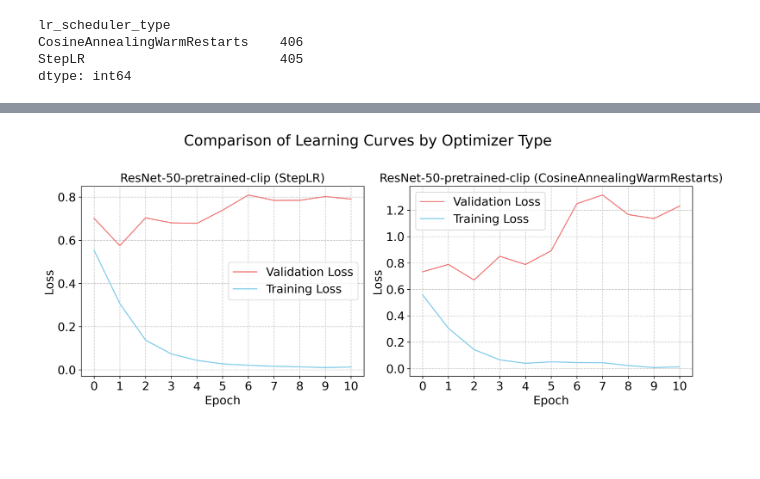
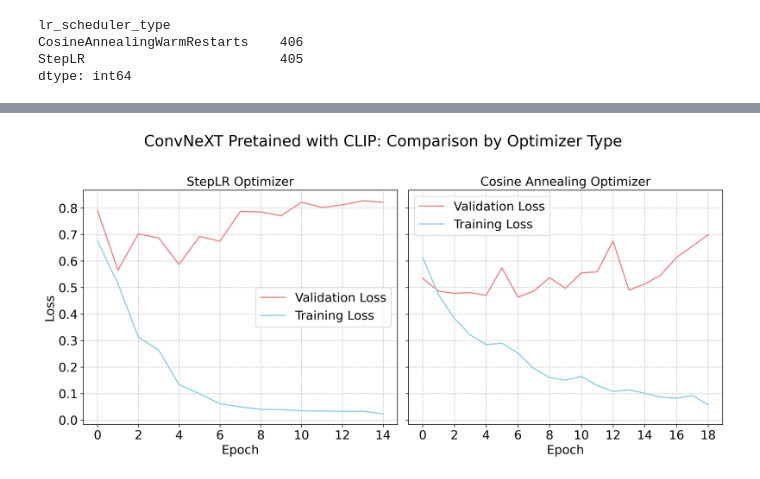
Before and after one commit to Deepfake-Detection-KKO/deepfake-detection, a Jupyter notebook: experiment_result_viz.ipynb, the cells around one changed output, grey strips where cells are left out. Drawn from its saved outputs; the diff is of its cells as text; code cells hidden in the pictures; blank space fills up the shorter version.

Commit message:
updated experiment viz with final results along with 3 plots

```diff
--- a/experiment_result_viz.ipynb
+++ b/experiment_result_viz.ipynb
@@ -143,6 +182,6 @@ dtype: int64
 # %%
 # Define the common model type to compare optimizers for
-common_model_type = 'ResNet-50-pretrained-clip' # Or pick ConvNeXt-base, ViT-B-32, etc.
+common_model_type = 'ConvNeXt-base-pretrained-clip' # Or pick ConvNeXt-base, ViT-B-32, etc.
 
 # Define the two optimization strategies
 optimizer_type_1 = 'StepLR'
@@ -152,88 +191,78 @@ optimizer_type_2 = 'CosineAnnealingWarmRestarts'
 OUTPUT_DIR = "performance_plots"
 os.makedirs(OUTPUT_DIR, exist_ok=True)
 FIGURE_WIDTH = 14
-FIGURE_HEIGHT = FIGURE_WIDTH * 0.4 # Adjusted height to maintain aspect ratio
+FIGURE_HEIGHT = FIGURE_WIDTH * 0.45 # Adjusted height to maintain aspect ratio
 FONTSIZE_TITLE = 18
 FONTSIZE_SUBPLOT_TITLE = 16
 FONTSIZE_LABELS = 16
 FONTSIZE_TICKS = 16
 FONTSIZE_LEGEND = 16
 DPI = 300
+TICK_INTERVAL = 2
 
 # Create the figure and two subplots side-by-side
-fig, axes = plt.subplots(1, 2, figsize=(FIGURE_WIDTH, FIGURE_HEIGHT), dpi=DPI)
+fig, axes = plt.subplots(1, 2, figsize=(FIGURE_WIDTH, FIGURE_HEIGHT), dpi=DPI, sharey=True)
 
 # Process and Plot for Optimizer Type 1
 # Filter for the common model type AND the specific optimizer type
 df_opt1 = experiment_results[
     (experiment_results['model'] == common_model_type) &
     (experiment_results['lr_scheduler_type'] == optimizer_type_1)
 ]
 
-# Get the best model based on validation accuracy for this combination
-if not df_opt1.empty:
-    best_opt1_model_row = df_opt1.sort_values(by='val_acc', ascending=False).iloc[0]
+best_opt1_model_row = df_opt1.sort_values(by='val_acc', ascending=False).iloc[0]
 
-    # Extract and convert history data
-    train_loss_history_opt1 = ast.literal_eval(best_opt1_model_row['train_loss_history'])
-    val_loss_history_opt1 = ast.literal_eval(best_opt1_model_row['val_loss_history'])
-    NUM_EPOCHS = val_loss_history_opt1.index(None)
+# Extract and convert history data
+train_loss_history_opt1 = ast.literal_eval(best_opt1_model_row['train_loss_history'])
+val_loss_history_opt1 = ast.literal_eval(best_opt1_model_row['val_loss_history'])
+NUM_EPOCHS = val_loss_history_opt1.index(None)
 
-    # Plot on the first subplot (axes[0])
-    axes[0].plot(val_loss_history_opt1, label='Validation Loss', color='lightcoral')
-    axes[0].plot(train_loss_history_opt1, label='Training Loss', color='skyblue')
-    axes[0].set_xticks(np.arange(0, NUM_EPOCHS, 1))
-    axes[0].set_title(f'{common_model_type} ({optimizer_type_1})', fontsize=FONTSIZE_SUBPLOT_TITLE)
-    axes[0].set_xlabel('Epoch', fontsize=FONTSIZE_LABELS)
-    axes[0].set_ylabel('Loss', fontsize=FONTSIZE_LABELS)
-    axes[0].tick_params(axis='x', labelsize=FONTSIZE_TICKS)
-    axes[0].tick_params(axis='y', labelsize=FONTSIZE_TICKS)
-    axes[0].grid(axis='both', linestyle='--', alpha=0.7)
-    axes[0].legend(fontsize=FONTSIZE_LEGEND)
-else:
-    print(f"No data found for {common_model_type} with optimizer {optimizer_type_1}. Subplot 1 will be empty.")
-    axes[0].set_title(f'No data for {optimizer_type_1}', fontsize=FONTSIZE_SUBPLOT_TITLE)
-
+# Plot on the first subplot (axes[0])
+axes[0].plot(val_loss_history_opt1, label='Validation Loss', color='lightcoral')
+axes[0].plot(train_loss_history_opt1, label='Training Loss', color='skyblue')
+axes[0].set_xticks(np.arange(0, NUM_EPOCHS, TICK_INTERVAL))
+axes[0].set_title(f'StepLR Optimizer', fontsize=FONTSIZE_SUBPLOT_TITLE)
+axes[0].set_xlabel('Epoch', fontsize=FONTSIZE_LABELS)
+axes[0].set_ylabel('Loss', fontsize=FONTSIZE_LABELS)
+axes[0].tick_params(axis='x', labelsize=FONTSIZE_TICKS)
+axes[0].tick_params(axis='y', labelsize=FONTSIZE_TICKS)
+axes[0].grid(axis='both', linestyle='--', alpha=0.7)
+axes[0].legend(fontsize=FONTSIZE_LEGEND)
 
 # Process and Plot for Optimizer Type 2 (e.g., Cosine Annealing)
 # Filter for the common model type AND the specific optimizer type
 df_opt2 = experiment_results[
     (experiment_results['model'] == common_model_type) &
     (experiment_results['lr_scheduler_type'] == optimizer_type_2)
 ]
 
-# Get the best model based on validation accuracy for this combination
-if not df_opt2.empty:
-    best_opt2_model_row = df_opt2.sort_values(by='val_acc', ascending=False).iloc[0]
 
-    # Extract and convert history data
-    train_loss_history_opt2 = ast.literal_eval(best_opt2_model_row['train_loss_history'])
-    val_loss_history_opt2 = ast.literal_eval(best_opt2_model_row['val_loss_history'])
-    NUM_EPOCHS = val_loss_history_opt2.index(None)
+best_opt2_model_row = df_opt2.sort_values(by='val_acc', ascending=False).iloc[0]
 
-    axes[1].plot(val_loss_history_opt2, label='Validation Loss', color='lightcoral')
-    axes[1].plot(train_loss_history_opt2, label='Training Loss', color='skyblue')
-    axes[1].set_xticks(np.arange(0, NUM_EPOCHS, 1))
-    axes[1].set_title(f'{common_model_type} ({optimizer_type_2})', fontsize=FONTSIZE_SUBPLOT_TITLE)
-    axes[1].set_xlabel('Epoch', fontsize=FONTSIZE_LABELS)
-    axes[1].set_ylabel('Loss', fontsize=FONTSIZE_LABELS)
-    axes[1].tick_params(axis='x', labelsize=FONTSIZE_TICKS)
-    axes[1].tick_params(axis='y', labelsize=FONTSIZE_TICKS)
-    axes[1].grid(axis='both', linestyle='--', alpha=0.7)
-    axes[1].legend(fontsize=FONTSIZE_LEGEND)
-else:
-    print(f"No data found for {common_model_type} with optimizer {optimizer_type_2}. Subplot 2 will be empty.")
-    axes[1].set_title(f'No data for {optimizer_type_2}', fontsize=FONTSIZE_SUBPLOT_TITLE)
+# Extract and convert history data
+train_loss_history_opt2 = ast.literal_eval(best_opt2_model_row['train_loss_history'])
+val_loss_history_opt2 = ast.literal_eval(best_opt2_model_row['val_loss_history'])
+NUM_EPOCHS = val_loss_history_opt2.index(None)
 
+axes[1].plot(val_loss_history_opt2, label='Validation Loss', color='lightcoral')
+axes[1].plot(train_loss_history_opt2, label='Training Loss', color='skyblue')
+axes[1].set_xticks(np.arange(0, NUM_EPOCHS, TICK_INTERVAL))
+axes[1].set_title(f'Cosine Annealing Optimizer', fontsize=FONTSIZE_SUBPLOT_TITLE)
+axes[1].set_xlabel('Epoch', fontsize=FONTSIZE_LABELS)
+# axes[1].set_ylabel('Loss', fontsize=FONTSIZE_LABELS)
+axes[1].tick_params(axis='x', labelsize=FONTSIZE_TICKS)
+axes[1].tick_params(axis='y', labelsize=FONTSIZE_TICKS)
+axes[1].grid(axis='both', linestyle='--', alpha=0.7)
+axes[1].legend(fontsize=FONTSIZE_LEGEND)
 
 # Add a main title for the entire figure
-fig.suptitle('Comparison of Learning Curves by Optimizer Type', fontsize=FONTSIZE_TITLE + 2)
+fig.suptitle(f'ConvNeXT Pretained with CLIP: Comparison by Optimizer Type', fontsize=FONTSIZE_TITLE + 2)
 
 # Adjust layout
 plt.tight_layout(rect=[0.05, 0.03, 0.95, 0.95])
 
 # Save and display the plot
 plt.savefig(os.path.join(OUTPUT_DIR, "learning_curves_optimizer_comparison.png"), bbox_inches='tight')
 plt.show()
 # %% [output]
-[figure, old version]
+[figure, new version]
```
Also changed, not shown: parts of 4 cells of this notebook, 2 other files.
